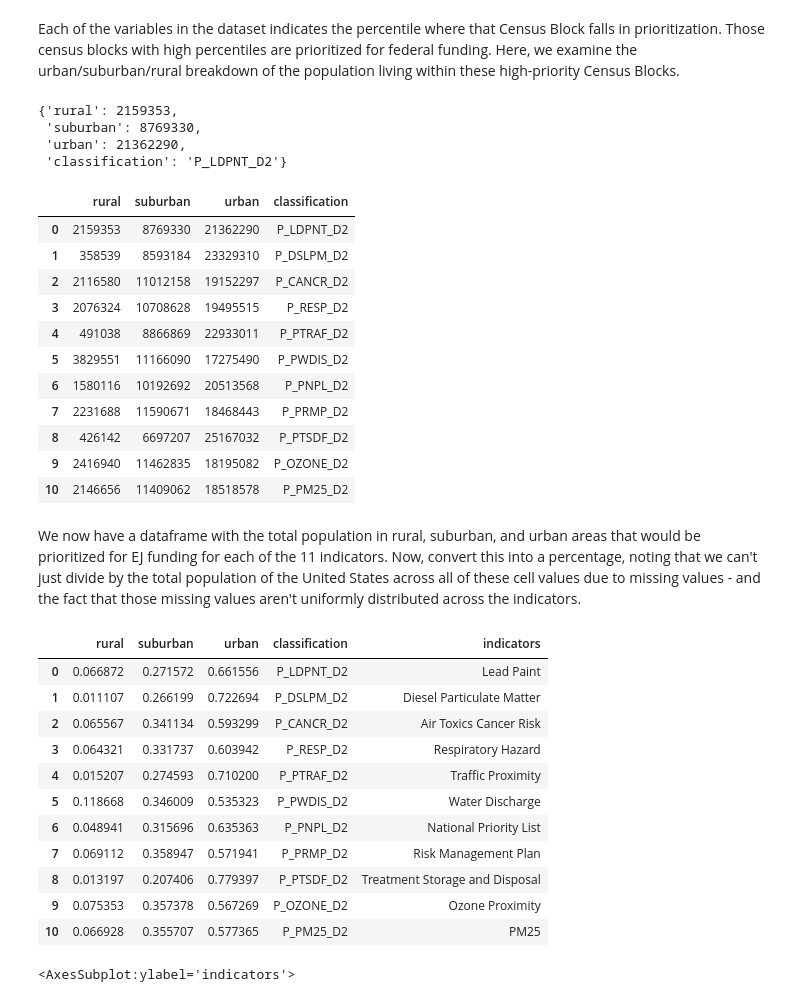
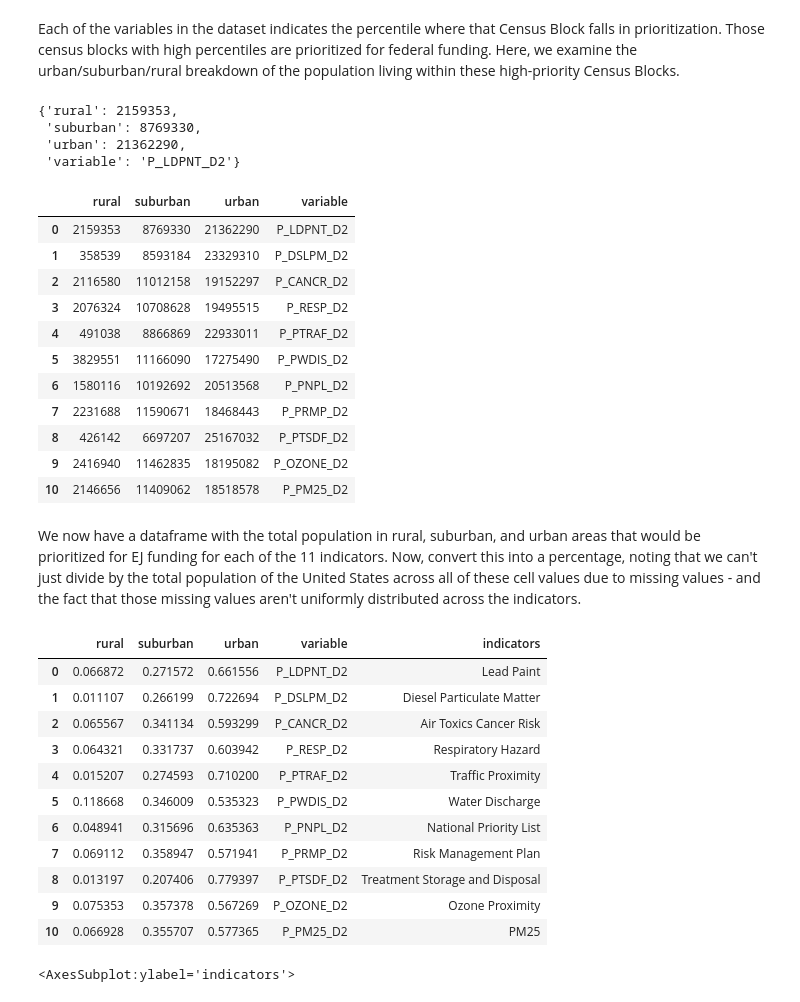
Before and after one commit to danhammer/envirods, a Jupyter notebook: _build/jupyter_execute/lecture4.ipynb, the cells around one changed output. Cells and saved outputs as stored; diff of their text form; code cells hidden in the pictures.

```diff
--- a/_build/jupyter_execute/lecture4.ipynb
+++ b/_build/jupyter_execute/lecture4.ipynb
@@ -58,31 +58,31 @@ temp_df = temp_df.groupby('classification').sum()['ACSTOTPOP']
 
 # add back in the classification variable for future reference
 temp_dict = dict(temp_df)
-temp_dict['classification'] = v
+temp_dict['variable'] = v
 temp_dict
 # %% [output]
 {'rural': 2159353,
  'suburban': 8769330,
  'urban': 21362290,
- 'classification': 'P_LDPNT_D2'}
+ 'variable': 'P_LDPNT_D2'}
 # %%
 # Instead of just displaying the results for one variable, collect
 # the results for all in a list.
 res = []
 
 # Note that ejvars_dict.keys() is a list of the EJ variable names
 for v in ejvars_dict.keys():
     temp_df = ejdf[ejdf[v] > 90]
     temp_df = temp_df.groupby('classification').sum()['ACSTOTPOP']
     temp_dict = dict(temp_df)
-    temp_dict['classification'] = v
+    temp_dict['variable'] = v
     res.append(temp_dict)
 
 # Create a dataframe of the results
 graphing_df = pandas.DataFrame(res)
 graphing_df
 # %% [output]
-|  | rural | suburban | urban | classification |
+|  | rural | suburban | urban | variable |
 | 0 | 2159353 | 8769330 | 21362290 | P_LDPNT_D2 |
 | 1 | 358539 | 8593184 | 23329310 | P_DSLPM_D2 |
 | 2 | 2116580 | 11012158 | 19152297 | P_CANCR_D2 |
@@ -106,14 +106,14 @@ total_by_class = pop_df.sum(axis="columns")
 pop_df = pop_df.div(total_by_class, axis="index")
 
 # add back the classification
-pop_df["classification"] = graphing_df["classification"]
+pop_df["variable"] = graphing_df["variable"]
 
 # name it appropriately
-pop_df["indicators"] = pop_df.classification.replace(ejvars_dict)
+pop_df["indicators"] = pop_df["variable"].replace(ejvars_dict)
 
 pop_df
 # %% [output]
-|  | rural | suburban | urban | classification | indicators |
+|  | rural | suburban | urban | variable | indicators |
 | 0 | 0.066872 | 0.271572 | 0.661556 | P_LDPNT_D2 | Lead Paint |
 | 1 | 0.011107 | 0.266199 | 0.722694 | P_DSLPM_D2 | Diesel Particulate Matter |
 | 2 | 0.065567 | 0.341134 | 0.593299 | P_CANCR_D2 | Air Toxics Cancer Risk |
```
Also changed, not shown: parts of 1 cell of this notebook, 19 other files.
